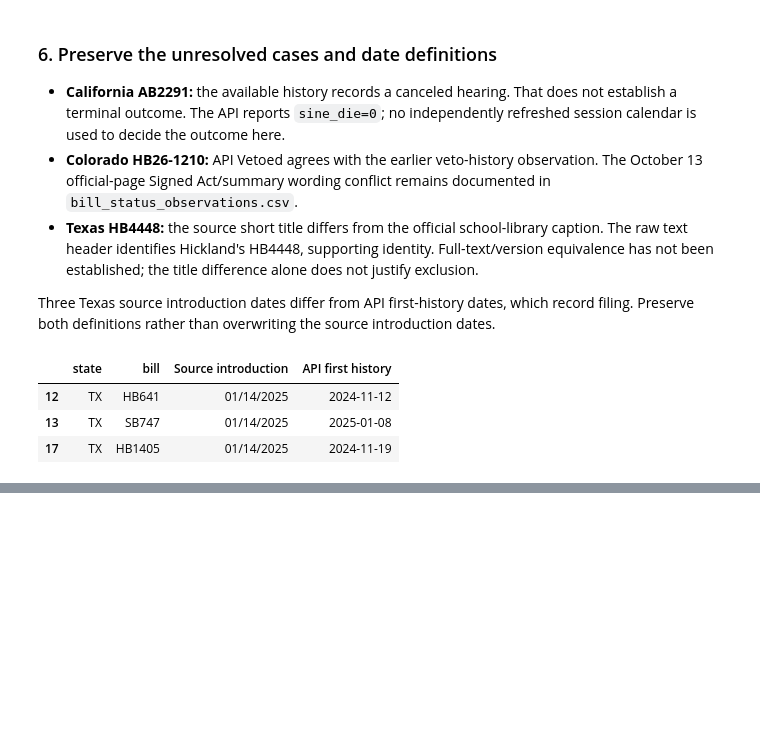
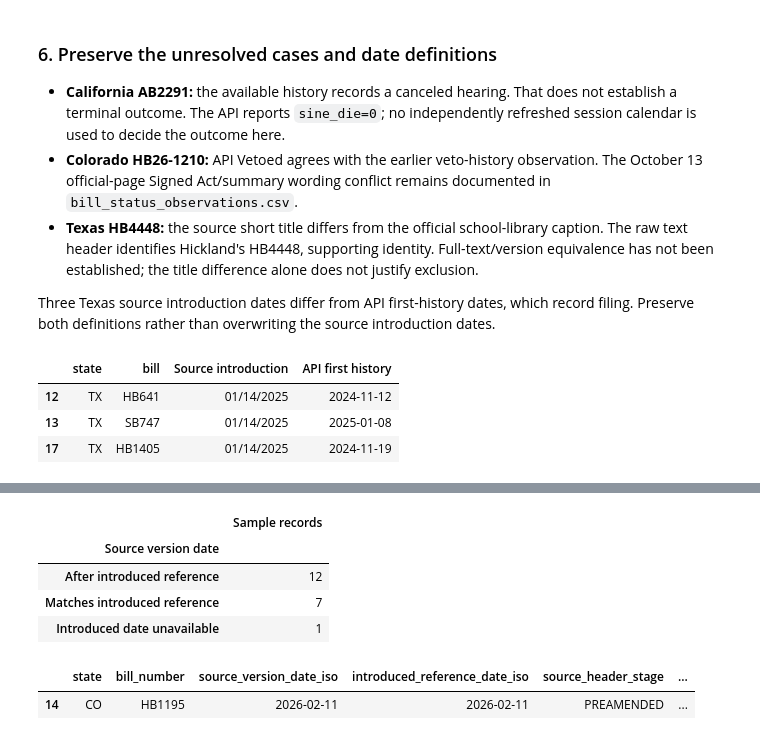
Before and after one commit to dhMontes/siads696-state-of-ai, a Jupyter notebook: notebooks/04_source_validation.ipynb, the cells around one changed output, grey strips where cells are left out. Cells and saved outputs as stored; diff of their text form; code cells hidden in the pictures; blank space fills up the shorter version.

```diff
--- a/notebooks/04_source_validation.ipynb
+++ b/notebooks/04_source_validation.ipynb
@@ -156,0 +280,27 @@ display(date_review[["state", "bill", "Introduction_Date", "api_first_history_da
+# %%
+source_version_dates = pd.to_datetime(source_text_review["source_version_date_iso"], format="%Y-%m-%d")
+introduced_dates = pd.to_datetime(
+    source_text_review["introduced_reference_date_iso"], format="%Y-%m-%d", errors="coerce",
+)
+date_comparison = pd.Series("Introduced date unavailable", index=source_text_review.index)
+date_comparison.loc[source_version_dates.gt(introduced_dates)] = "After introduced reference"
+date_comparison.loc[source_version_dates.eq(introduced_dates)] = "Matches introduced reference"
+date_comparison.loc[source_version_dates.lt(introduced_dates)] = "Before introduced reference"
+display(date_comparison.value_counts().rename_axis("Source version date").to_frame("Sample records"))
+assert date_comparison.value_counts().to_dict() == {
+    "After introduced reference": 12,
+    "Matches introduced reference": 7,
+    "Introduced date unavailable": 1,
+}
+display(source_text_review.loc[source_text_review["source_row"].eq("1637"), [
+    "state", "bill_number", "source_version_date_iso", "introduced_reference_date_iso",
+    "source_header_stage", "introduced_document_url",
+]])
+# %% [output]
+|  | Sample records |
+| Source version date |  |
+| After introduced reference | 12 |
+| Matches introduced reference | 7 |
+| Introduced date unavailable | 1 |
+|  | state | bill_number | source_version_date_iso | introduced_reference_date_iso | source_header_stage | ... |
+| 14 | CO | HB1195 | 2026-02-11 | 2026-02-11 | PREAMENDED | ... |
```
Also changed, not shown: parts of 8 cells of this notebook, 3 other files.
